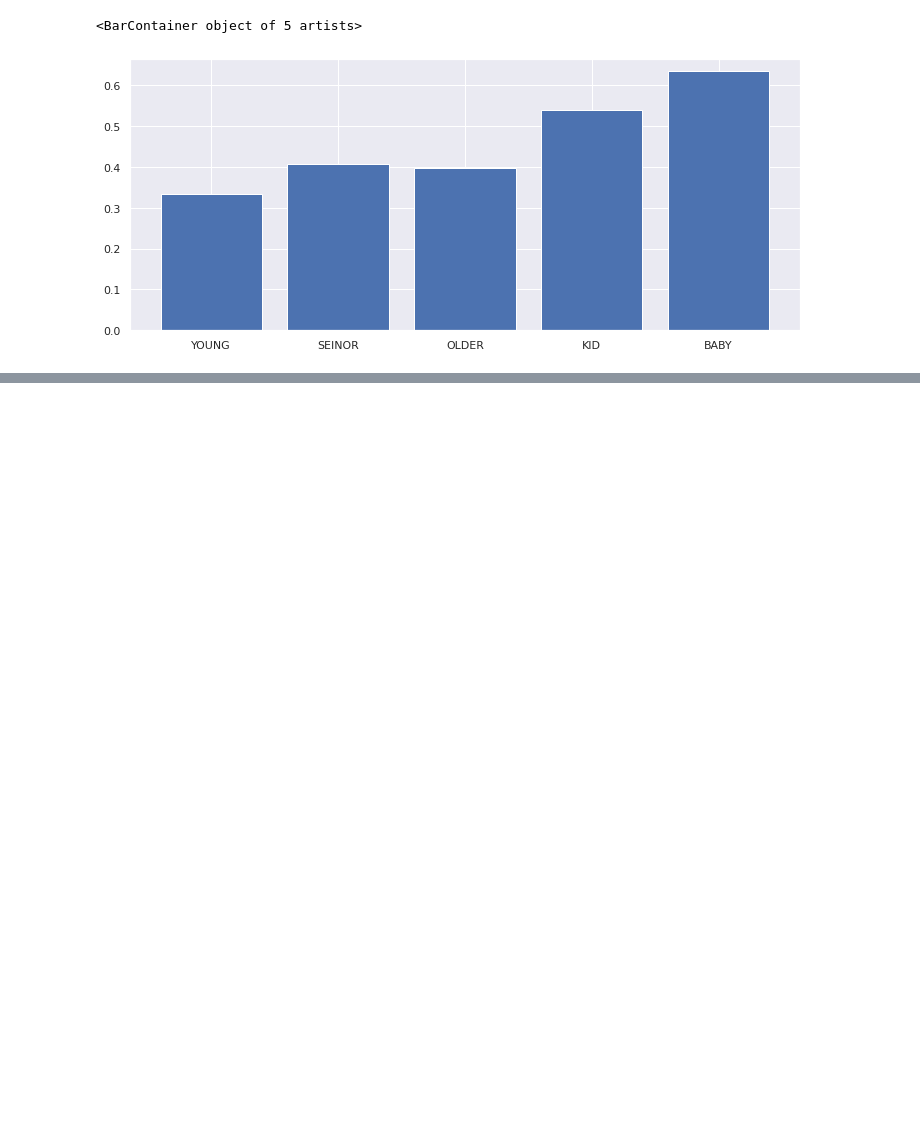
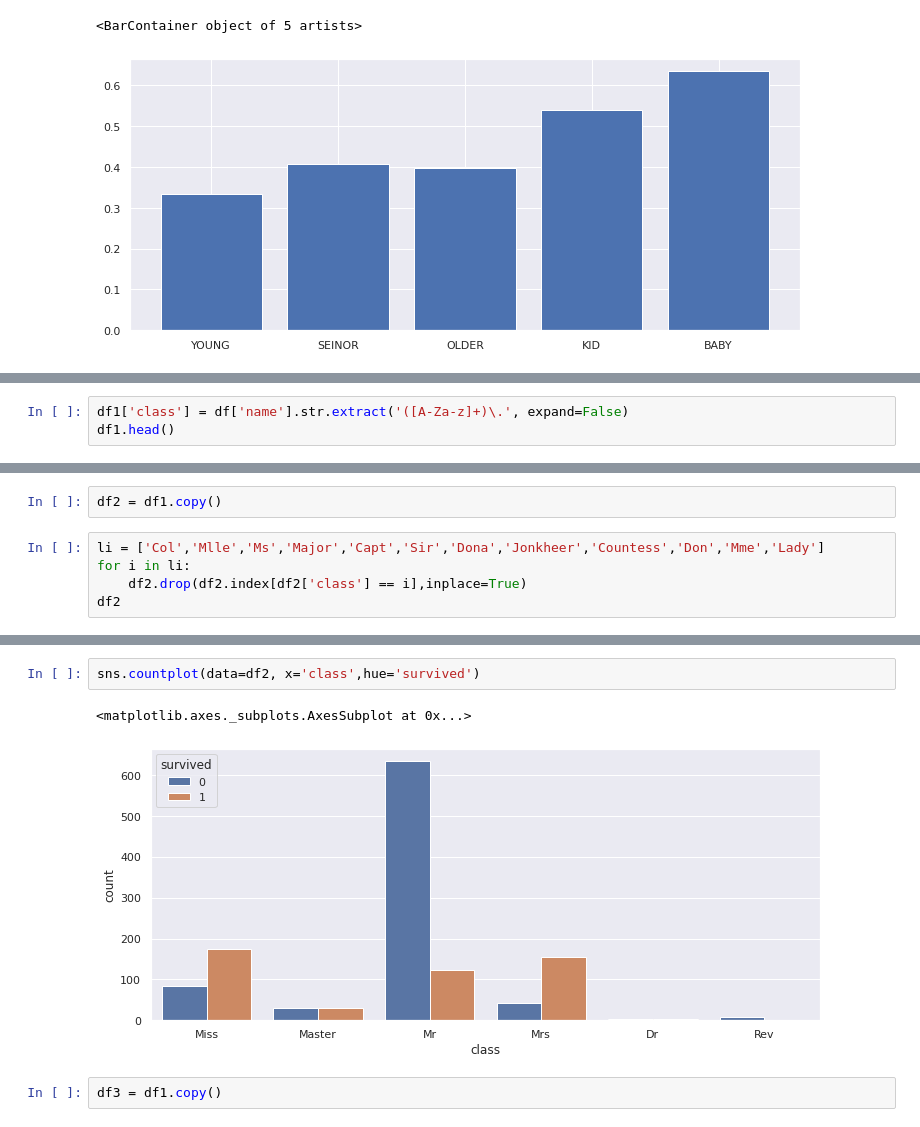
Before and after one commit to y001003/yeardream, a Jupyter notebook: project/python_advance/Titanic_EDA.ipynb, the cells around one changed output, grey strips where cells are left out. Cells and saved outputs as stored; diff of their text form; blank space fills up the shorter version.

```diff
--- a/project/python_advance/Titanic_EDA.ipynb
+++ b/project/python_advance/Titanic_EDA.ipynb
@@ -361,0 +393,3 @@ plt.bar(x=age_sur_per.index, height=age_sur_per)
+# %%
+df1['class'] = df['name'].str.extract('([A-Za-z]+)\.', expand=False)
+df1.head()
@@ -376,0 +440,7 @@ Name: name, Length: 1306, dtype: object
+# %%
+df2 = df1.copy()
+# %%
+li = ['Col','Mlle','Ms','Major','Capt','Sir','Dona','Jonkheer','Countess','Don','Mme','Lady']
+for i in li:
+    df2.drop(df2.index[df2['class'] == i],inplace=True)
+df2
@@ -376,0 +461,7 @@ Name: name, Length: 1306, dtype: object
+# %%
+sns.countplot(data=df2, x='class',hue='survived')
+# %% [output]
+<matplotlib.axes._subplots.AxesSubplot at 0x...>
+[figure, added]
+# %%
+df3 = df1.copy()
```
Also changed, not shown: parts of 13 cells of this notebook.
